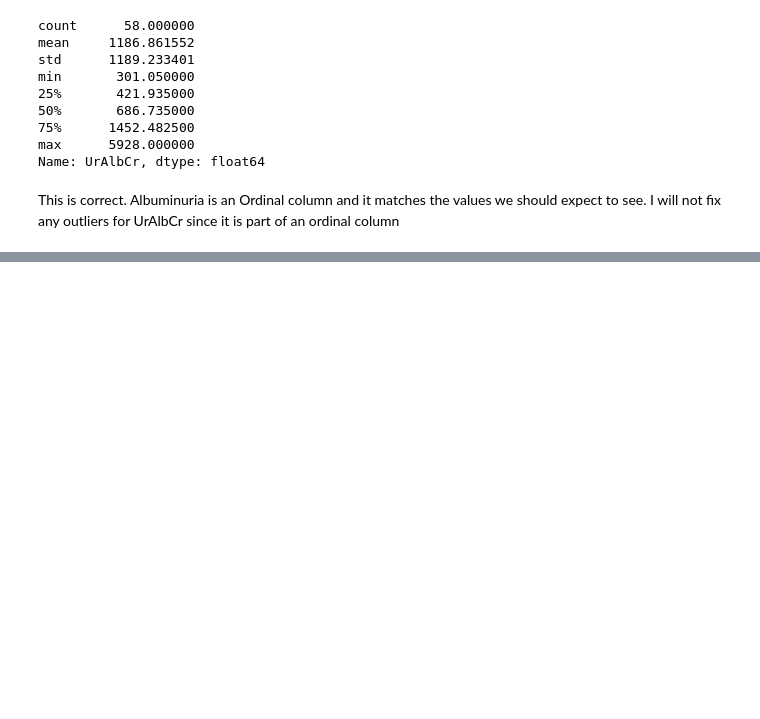
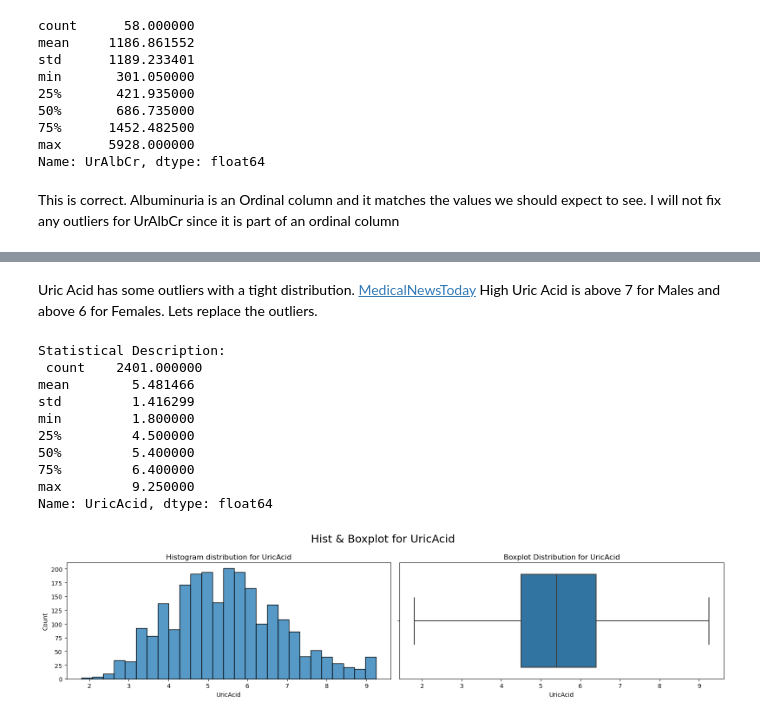
Before and after one commit to RaymondGarcia1107/Classification-Analysis, a Jupyter notebook: MetabolicSyndromeClassification.ipynb, the cells around one changed output, grey strips where cells are left out. Saved outputs shown, nothing was run; the diff lists cells and outputs as text; code cells hidden in the pictures; blank space fills up the shorter version.

```diff
--- a/MetabolicSyndromeClassification.ipynb
+++ b/MetabolicSyndromeClassification.ipynb
@@ -531,0 +545,17 @@ This is correct. Albuminuria is an Ordinal column and it matches the values we s
+# %% [markdown]
+Uric Acid has some outliers with a tight distribution. [MedicalNewsToday](https://www.medicalnewstoday.com/articles/uric-acid-level#uric-acid-levels) High Uric Acid is above 7 for Males and above 6 for Females. Lets replace the outliers.
+# %%
+replace_outliers(df, ['UricAcid'])
+numdata(df, 'UricAcid')
+# %% [output]
+Statistical Description:
+ count    2401.000000
+mean        5.481466
+std         1.416299
+min         1.800000
+25%         4.500000
+50%         5.400000
+75%         6.400000
+max         9.250000
+Name: UricAcid, dtype: float64
+[figure, added]
```
Also changed, not shown: parts of 26 cells of this notebook.
